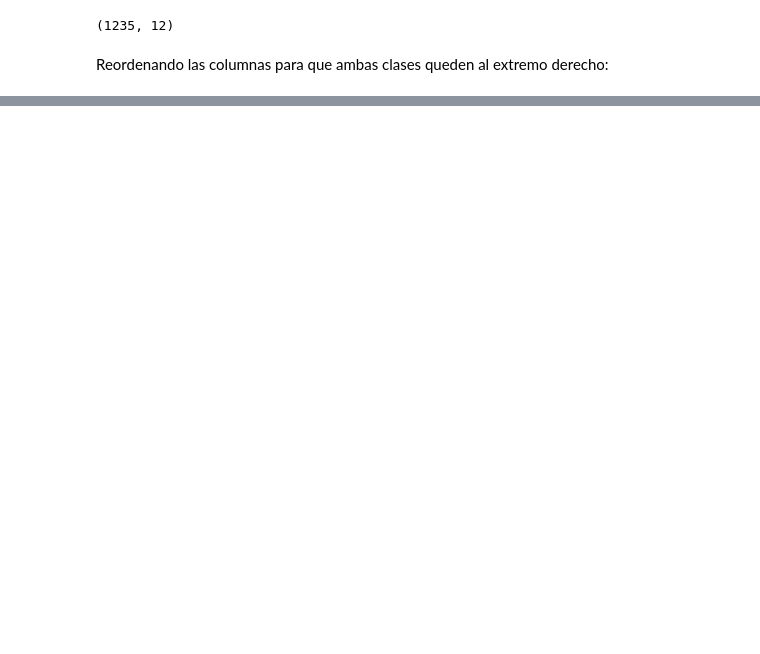
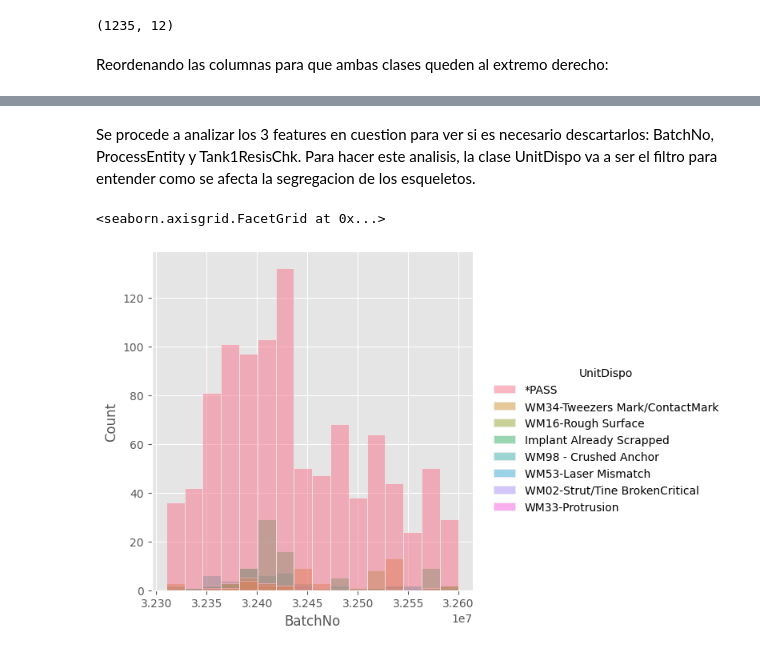
Before and after one commit to YoksanVC/TEC_DataScienceCert, a Jupyter notebook: Module_2_AprendizajeAutomatico/Projecto_Final/Projecto_Final.ipynb, the cells around one changed output, grey strips where cells are left out. Saved outputs shown, nothing was run; the diff lists cells and outputs as text; code cells hidden in the pictures; blank space fills up the shorter version.

Commit message:
Continue with Pre-Processing

```diff
--- a/Module_2_AprendizajeAutomatico/Projecto_Final/Projecto_Final.ipynb
+++ b/Module_2_AprendizajeAutomatico/Projecto_Final/Projecto_Final.ipynb
@@ -23,6 +23,8 @@ import pandas as pd
 import numpy as np
 import seaborn as sns
 import matplotlib.pyplot as plt
+from matplotlib import style
+style.use('ggplot')
 # %% [markdown]
 ## Descripcion del problema
 En el portafolio de productos para Intervenciones Cardiacas de BSC, existe un producto llamado Watchmen. La funcion de este producto es ayudar a los pacientes que subre de una enfermedad llamada Fibrilacion Auricular No Valvular (NVAF por sus siglas en ingles), la cual consiste en un tipo comun de ritmo cardiaco irregular que afecta la parte superior del corazon (las auriculas) y puede aumentar el riesgo de coagulos sanguineos, accidentes cerebrovasculares y otras complicaciones cardiovasculares.
@@ -122,3 +124,10 @@ dataset_20mm.head()
 | 9 | -59.34805 | 1365.239 | 7.110339 | -65536 | 08:09.0 | 32387011 | ... |
 | 10 | -59.42452 | 1368.157 | 6.715863 | -65536 | 07:25.7 | 32387011 | ... |
 | 11 | -59.41494 | 1384.787 | 6.880256 | -65536 | 09:20.4 | 32387011 | ... |
+# %% [markdown]
+Se procede a analizar los 3 features en cuestion para ver si es necesario descartarlos: BatchNo, ProcessEntity y Tank1ResisChk. Para hacer este analisis, la clase UnitDispo va a ser el filtro para entender como se afecta la segregacion de los esqueletos.
+# %%
+sns.displot(dataset_20mm, x='BatchNo',hue='UnitDispo')
+# %% [output]
+<seaborn.axisgrid.FacetGrid at 0x...>
+[figure, added]
```
Also changed, not shown: parts of 9 cells of this notebook.
